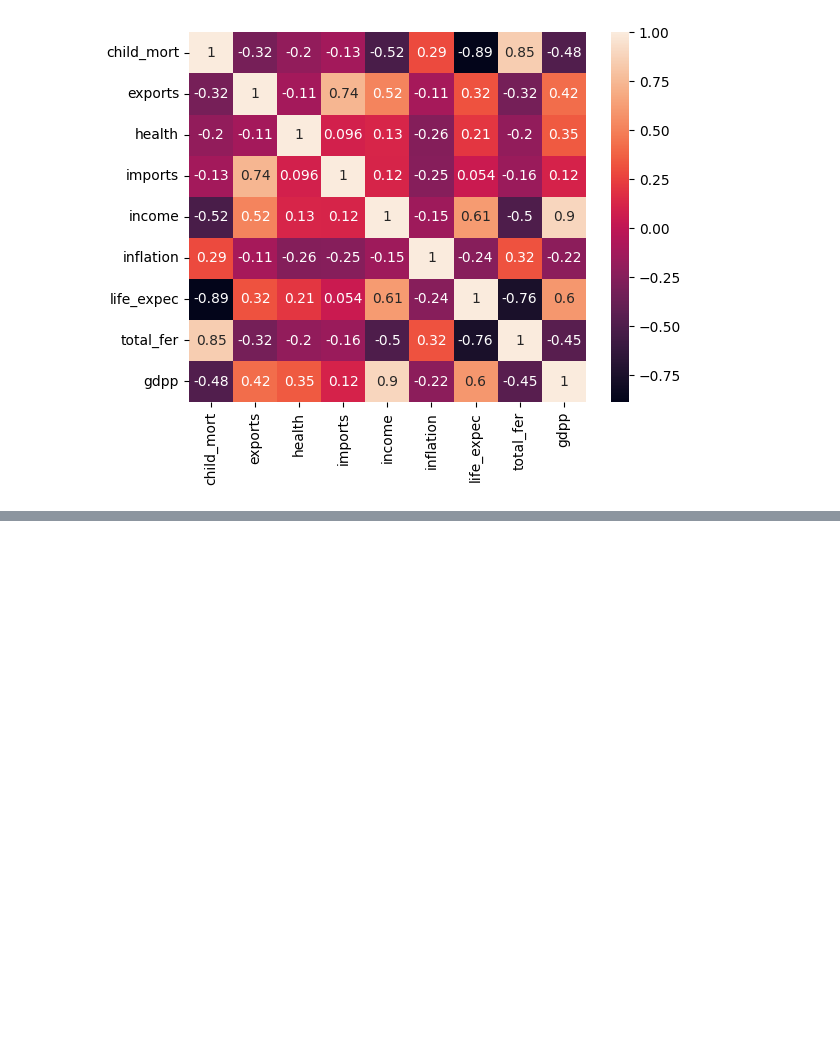
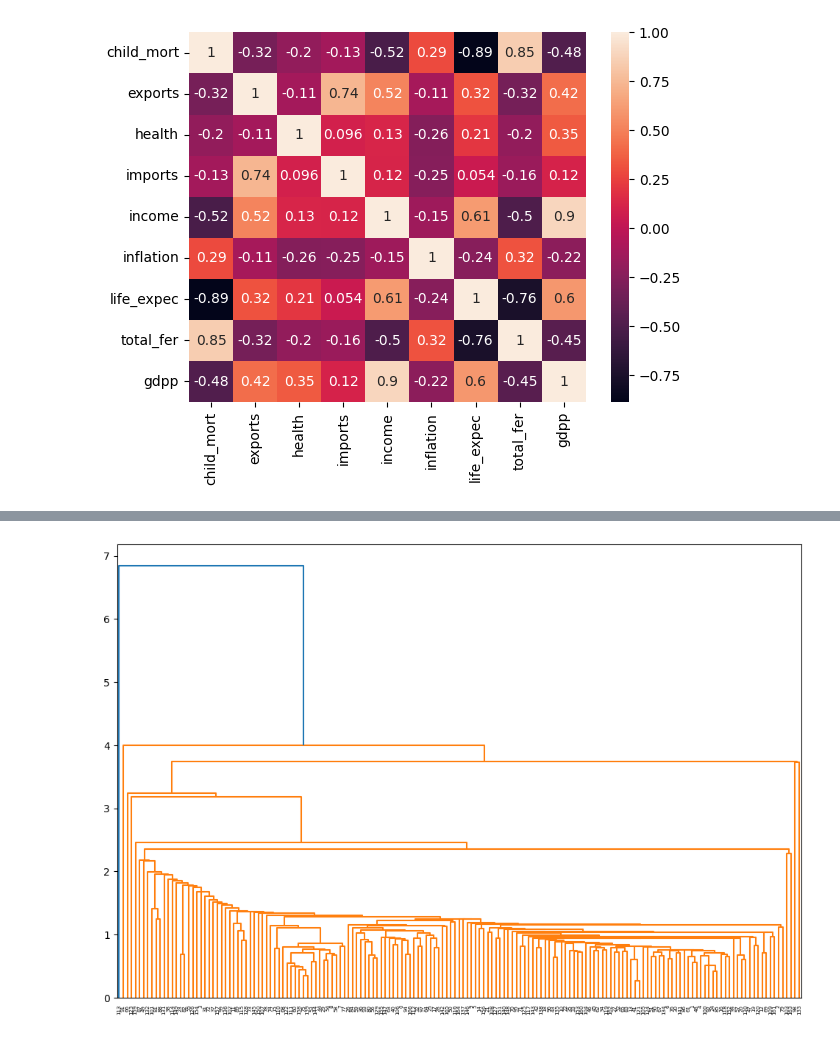
Before and after one commit to mikeethanh/machineLearning, a Jupyter notebook: UnsupervisedLearning/CLustering/HierarchicalClustering/Country-data/countryData.ipynb, the cells around one changed output, grey strips where cells are left out. Drawn from its saved outputs; the diff is of its cells as text; code cells hidden in the pictures; blank space fills up the shorter version.

```diff
--- a/UnsupervisedLearning/CLustering/HierarchicalClustering/Country-data/countryData.ipynb
+++ b/UnsupervisedLearning/CLustering/HierarchicalClustering/Country-data/countryData.ipynb
@@ -69,0 +98,5 @@ sns.heatmap (corr_matrix,annot=True)
+# %%
+plt.figure(figsize=(12,8))
+dendSingle = shc.dendrogram(shc.linkage(x,method='single'))
+# %% [output]
+[figure, added]
```
Also changed, not shown: parts of 25 cells of this notebook.
